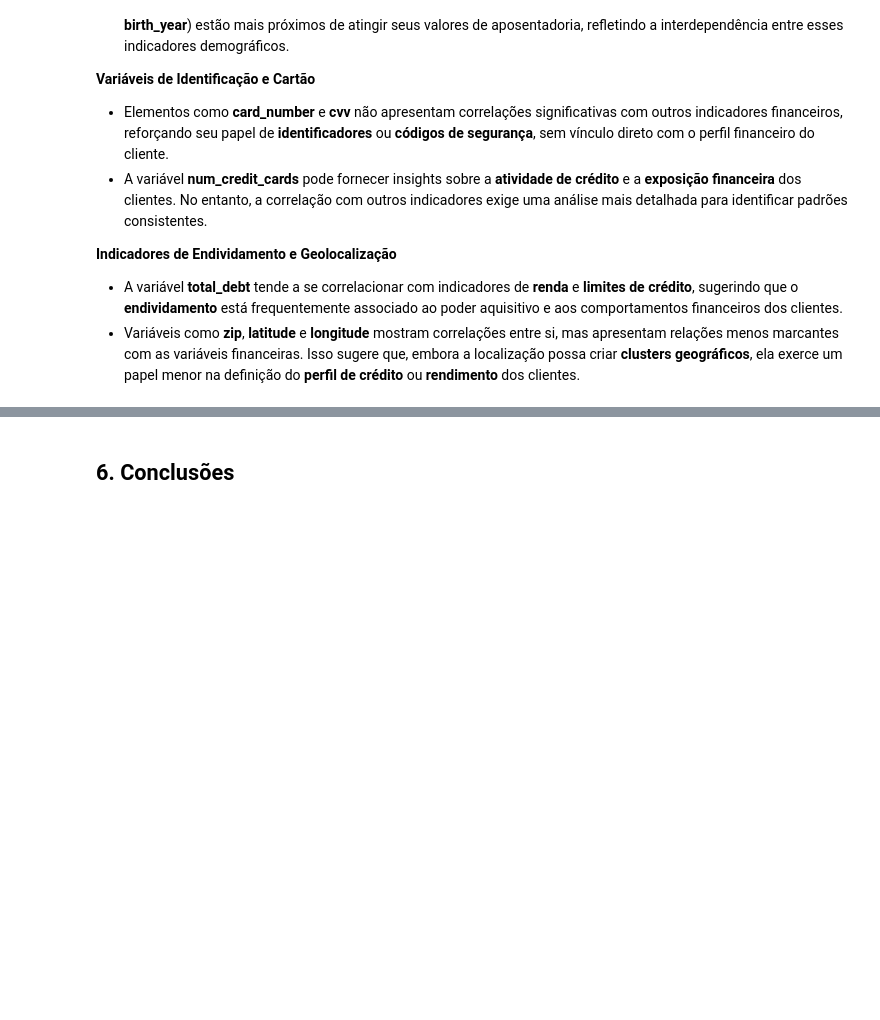
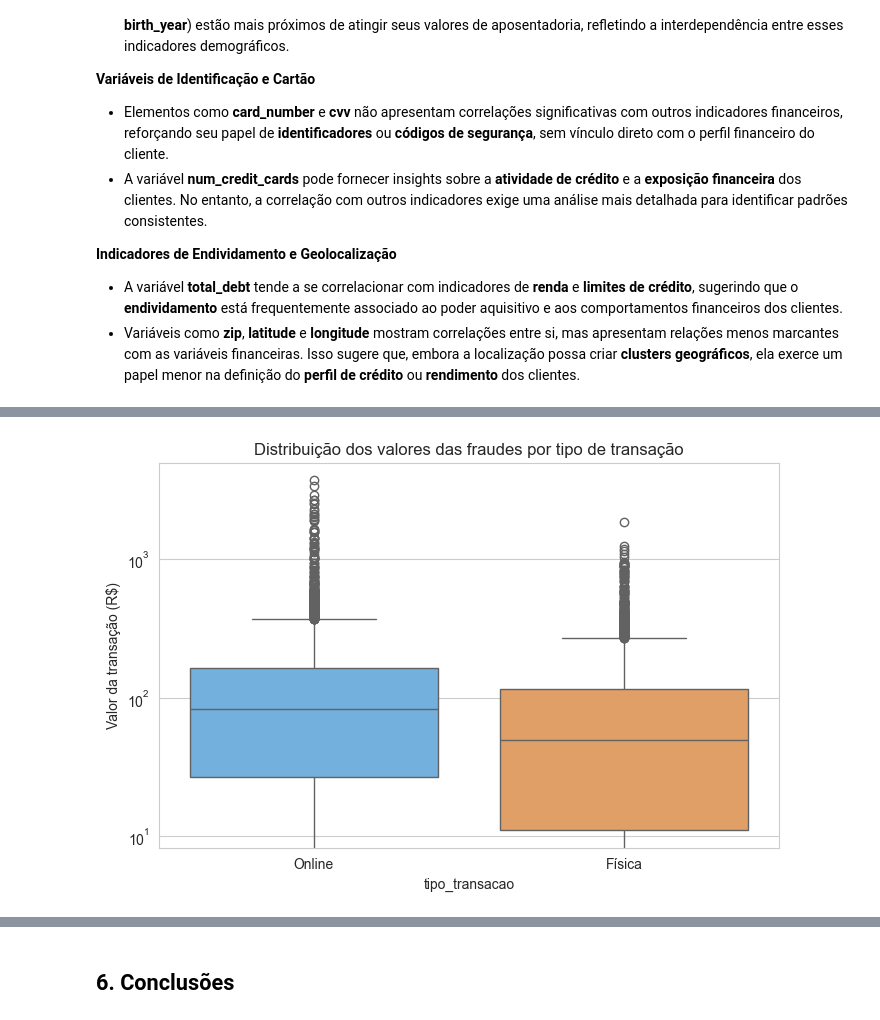
Before and after one commit to emso-exe/Deteccao_de_fraude_em_transacoes_financeiras, a Jupyter notebook: 001_analise_exploratoria.ipynb, the cells around one changed output, grey strips where cells are left out. Cells and saved outputs as stored; diff of their text form; code cells hidden in the pictures; blank space fills up the shorter version.

```diff
--- a/001_analise_exploratoria.ipynb
+++ b/001_analise_exploratoria.ipynb
@@ -1808,0 +1876,10 @@ plt.show()
+# %%
+
+plt.figure(figsize=(8,5))
+sns.boxplot(data=fraudes, x='tipo_transacao', y='amount', palette=['#61b3ef', '#f39e53'])
+plt.title('Distribuição dos valores das fraudes por tipo de transação')
+plt.ylabel('Valor da transação (R$)')
+plt.yscale('log')  # ajuda a visualizar melhor os outliers
+plt.show()
+# %% [output]
+[figure, added]
```
Also changed, not shown: parts of 6 cells of this notebook.
